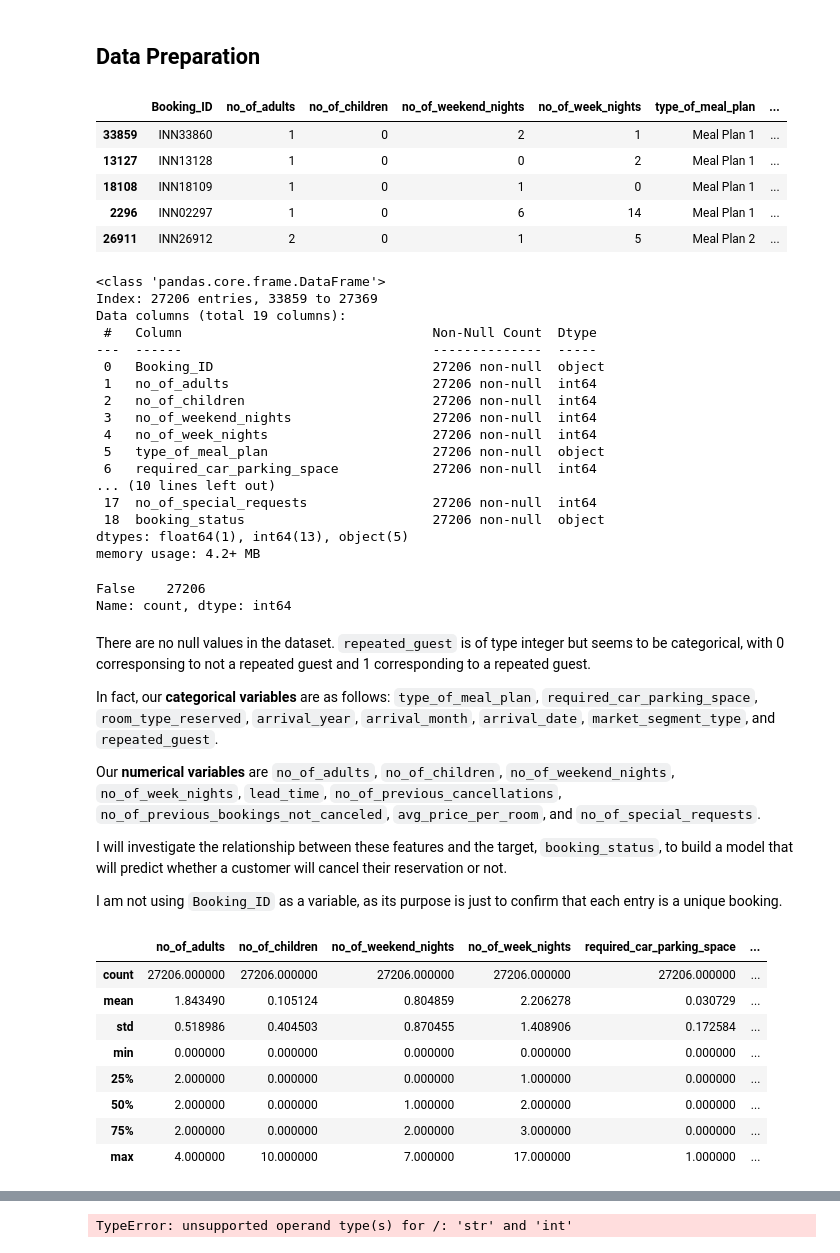
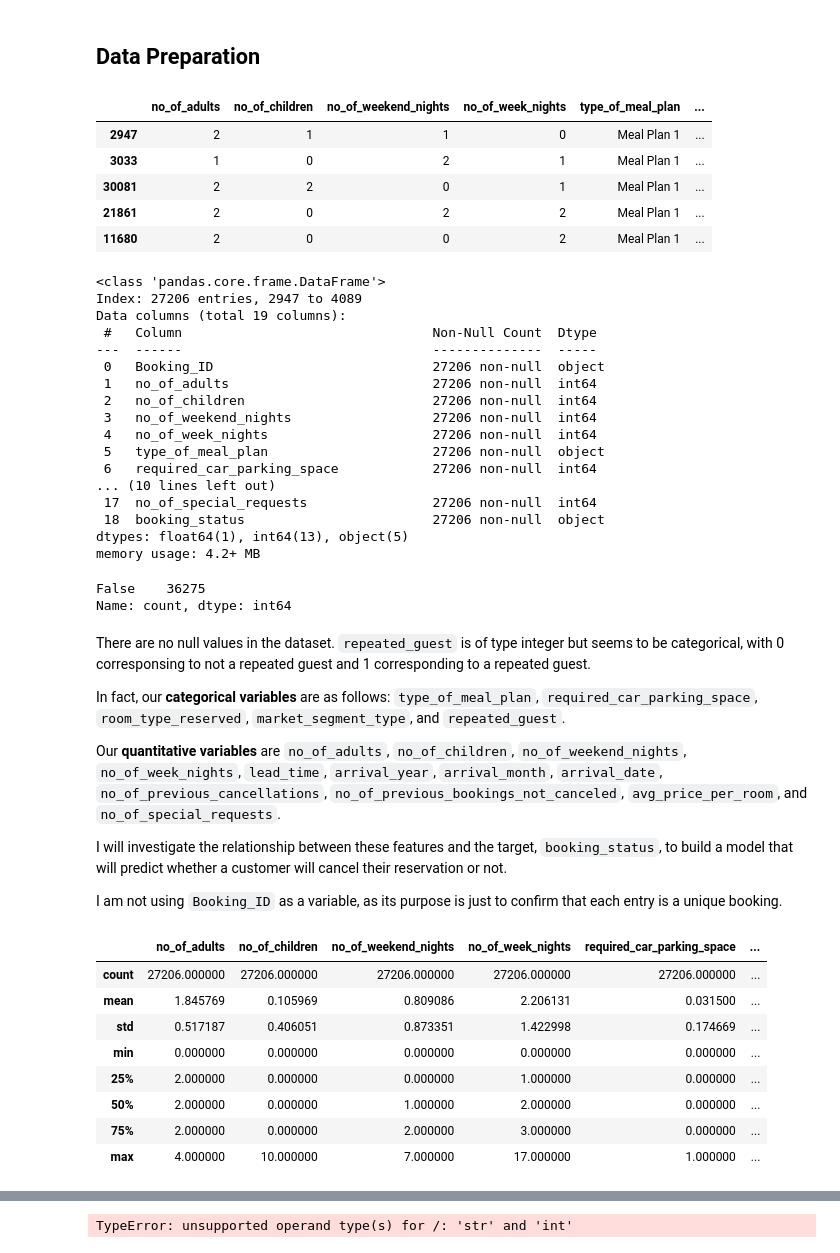
Before and after one commit to scarlettvalentin/hotel_reservations_project, a Jupyter notebook: notebook.ipynb, the cells around one changed output, grey strips where cells are left out. Drawn from its saved outputs; the diff is of its cells as text; code cells hidden in the pictures.

```diff
--- a/notebook.ipynb
+++ b/notebook.ipynb
@@ -66,30 +68,34 @@ Next I will load the dataset into the notebook.
 data = pd.read_csv('data/hotel_reservations.csv')
 # %% [markdown]
 Before preparing my data, I will use `train_test_split` to split my data into a train set and a test set. This is to prevent data leakage. When I test my model on the test set, I want it to mimic unknown data as best as possible.
+# %%
+# Split dataset into features and target
+
+X = data.drop(columns=['booking_status', 'Booking_ID'], axis = 1)
+y = data['booking_status']
 # %%
-from sklearn.model_selection import train_test_split
-
 # Split the data into a train set and a test set using default values where 75% of the data is train and the remaining
-# 25% is the
-train, test = train_test_split(data)
+# 25% is the test data
+# Random state used for reproducibility
+X_train, X_test, y_train, y_test = train_test_split(X, y, shuffle=True, random_state=28)
 # %% [markdown]
 ## Data Preparation
 # %%
 # Preview the first 5 rows of the train data
-train.head()
+X_train.head()
 # %% [output]
-|  | Booking_ID | no_of_adults | no_of_children | no_of_weekend_nights | no_of_week_nights | type_of_meal_plan | ... |
-| 33859 | INN33860 | 1 | 0 | 2 | 1 | Meal Plan 1 | ... |
-| 13127 | INN13128 | 1 | 0 | 0 | 2 | Meal Plan 1 | ... |
-| 18108 | INN18109 | 1 | 0 | 1 | 0 | Meal Plan 1 | ... |
-| 2296 | INN02297 | 1 | 0 | 6 | 14 | Meal Plan 1 | ... |
-| 26911 | INN26912 | 2 | 0 | 1 | 5 | Meal Plan 2 | ... |
+|  | no_of_adults | no_of_children | no_of_weekend_nights | no_of_week_nights | type_of_meal_plan | ... |
+| 2947 | 2 | 1 | 1 | 0 | Meal Plan 1 | ... |
+| 3033 | 1 | 0 | 2 | 1 | Meal Plan 1 | ... |
+| 30081 | 2 | 2 | 0 | 1 | Meal Plan 1 | ... |
+| 21861 | 2 | 0 | 2 | 2 | Meal Plan 1 | ... |
+| 11680 | 2 | 0 | 0 | 2 | Meal Plan 1 | ... |
 # %%
 # View the overall shape, dtypes and null counts for each column in train data
-train.info()
+X_train.info()
 # %% [output]
 <class 'pandas.core.frame.DataFrame'>
-Index: 27206 entries, 33859 to 27369
+Index: 27206 entries, 2947 to 4089
 Data columns (total 19 columns):
  #   Column                                Non-Null Count  Dtype
 ---  ------                                --------------  -----
@@ -107,16 +113,16 @@ dtypes: float64(1), int64(13), object(5)
 memory usage: 4.2+ MB
 # %%
 # Check if there are any duplicates in the train data
-train.duplicated(subset='Booking_ID').value_counts()
+data.duplicated(subset='Booking_ID').value_counts()
 # %% [output]
-False    27206
+False    36275
 Name: count, dtype: int64
 # %% [markdown]
 There are no null values in the dataset. `repeated_guest` is of type integer but seems to be categorical, with 0 corresponsing to not a repeated guest and 1 corresponding to a repeated guest.
 
-In fact, our **categorical variables** are as follows: `type_of_meal_plan`, `required_car_parking_space`, `room_type_reserved`, `arrival_year`, `arrival_month`, `arrival_date`, `market_segment_type`, and `repeated_guest`.
+In fact, our **categorical variables** are as follows: `type_of_meal_plan`, `required_car_parking_space`, `room_type_reserved`, `market_segment_type`, and `repeated_guest`.
 
-Our **numerical variables** are `no_of_adults`, `no_of_children`, `no_of_weekend_nights`, `no_of_week_nights`, `lead_time`, `no_of_previous_cancellations`, `no_of_previous_bookings_not_canceled`, `avg_price_per_room`, and `no_of_special_requests`.
+Our **quantitative variables** are `no_of_adults`, `no_of_children`, `no_of_weekend_nights`, `no_of_week_nights`, `lead_time`, `arrival_year`, `arrival_month`, `arrival_date`, `no_of_previous_cancellations`, `no_of_previous_bookings_not_canceled`, `avg_price_per_room`, and `no_of_special_requests`.
 
 I will investigate the relationship between these features and the target, `booking_status`, to build a model that will predict whether a customer will cancel their reservation or not.
 
@@ -127,8 +133,8 @@ train.describe()
 # %% [output]
 |  | no_of_adults | no_of_children | no_of_weekend_nights | no_of_week_nights | required_car_parking_space | ... |
 | count | 27206.000000 | 27206.000000 | 27206.000000 | 27206.000000 | 27206.000000 | ... |
-| mean | 1.843490 | 0.105124 | 0.804859 | 2.206278 | 0.030729 | ... |
-| std | 0.518986 | 0.404503 | 0.870455 | 1.408906 | 0.172584 | ... |
+| mean | 1.845769 | 0.105969 | 0.809086 | 2.206131 | 0.031500 | ... |
+| std | 0.517187 | 0.406051 | 0.873351 | 1.422998 | 0.174669 | ... |
 | min | 0.000000 | 0.000000 | 0.000000 | 0.000000 | 0.000000 | ... |
 | 25% | 2.000000 | 0.000000 | 0.000000 | 1.000000 | 0.000000 | ... |
 | 50% | 2.000000 | 0.000000 | 1.000000 | 2.000000 | 0.000000 | ... |
```
Also changed, not shown: parts of 8 cells of this notebook.
